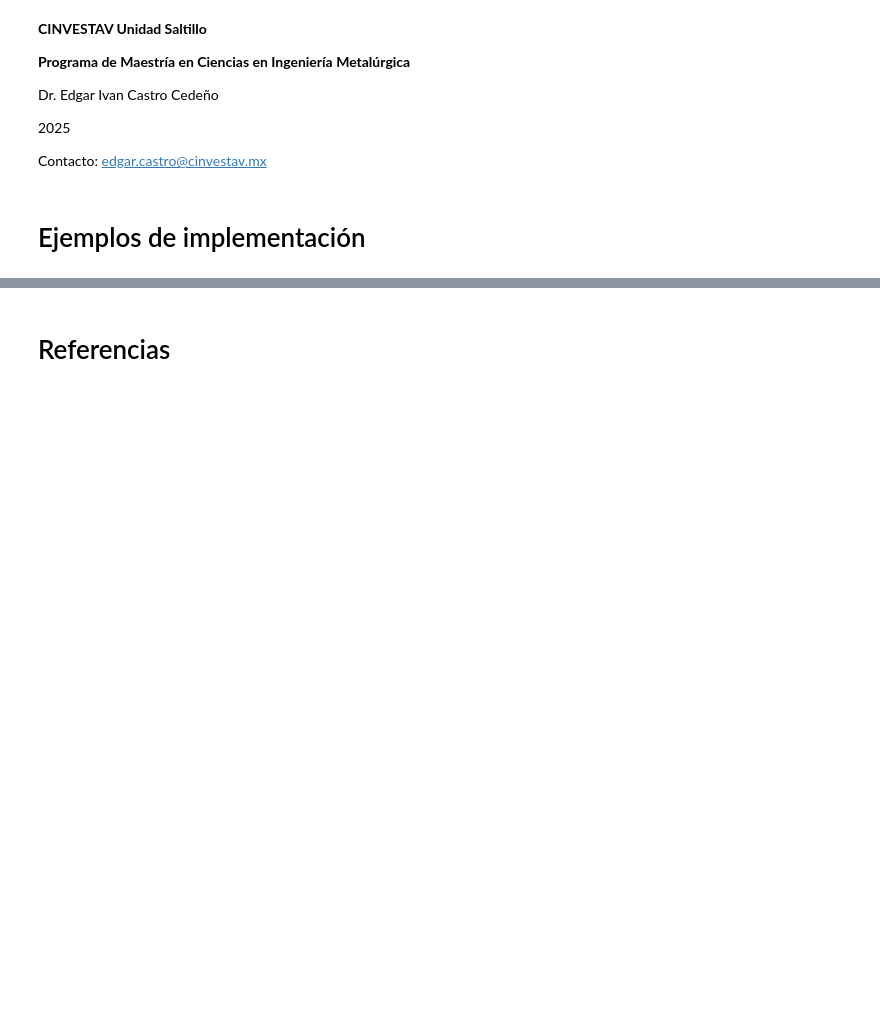
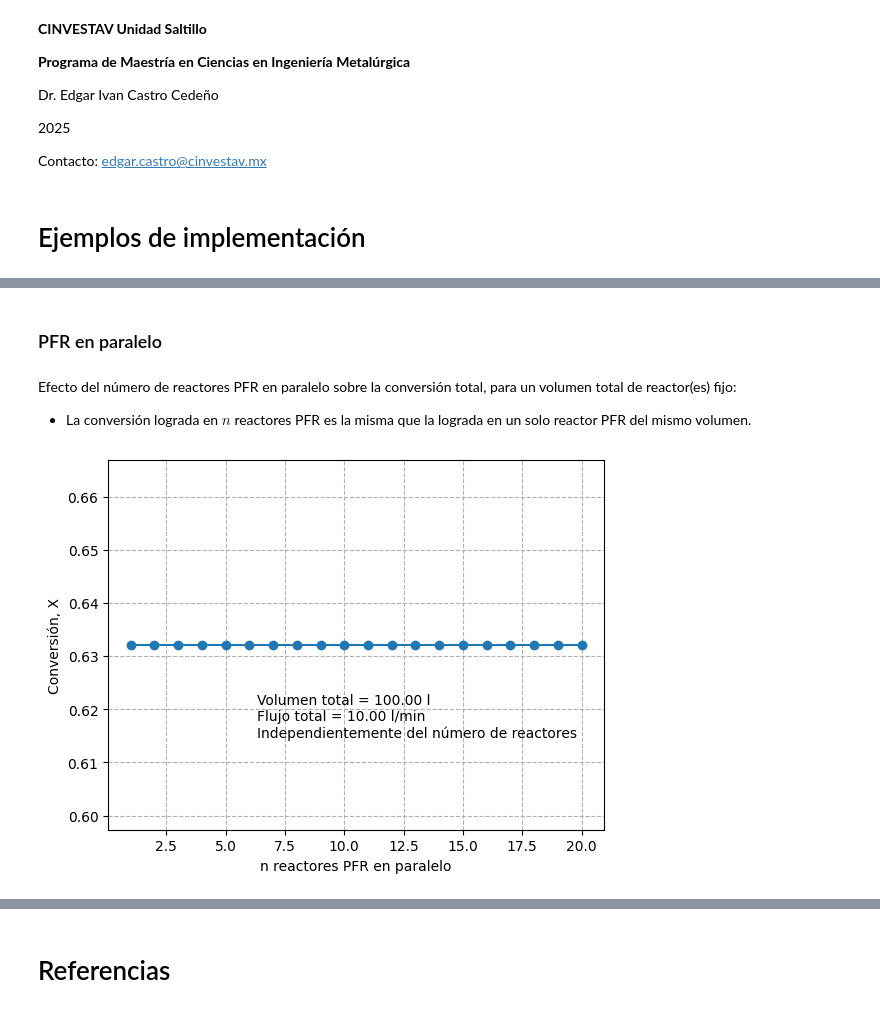
Before and after one commit to eicastroc/Kin_Cinvestav_IngMetalurgica, a Jupyter notebook: 03_Reactores/03a_reactores_Serie_Paralelo.ipynb, the cells around one changed output, grey strips where cells are left out. Cells and saved outputs as stored; diff of their text form; code cells hidden in the pictures; blank space fills up the shorter version.

```diff
--- a/03_Reactores/03a_reactores_Serie_Paralelo.ipynb
+++ b/03_Reactores/03a_reactores_Serie_Paralelo.ipynb
@@ -125,0 +171,34 @@ Overall conversion in PFR: 0.8647
+# %% [markdown]
+### PFR en paralelo
+# %% [markdown]
+Efecto del número de reactores PFR en paralelo sobre la conversión total, para un volumen total de reactor(es) fijo:
+
+- La conversión lograda en $n$ reactores PFR es la misma que la lograda en un solo reactor PFR del mismo volumen.
+# %%
+# Parameters
+num_reactors = 20
+
+pfr_ind, pfr_X = pfr.pfrInParallelX(
+    num_reactors,
+    k,
+    C_in,
+    Q,
+    V_total,
+    order
+)
+
+
+fig, ax = plt.subplots()
+ax.plot(pfr_ind, pfr_X, marker='o')
+ax.set(
+    xlabel="n reactores PFR en paralelo",
+    ylabel="Conversión, X",
+)
+n1 = f"Volumen total = {V_total:.2f} l \n"
+n2 = f"Flujo total = {Q:.2f} l/min \n"
+n3 = "Independientemente del número de reactores"
+ax.annotate("".join([n1, n2, n3]), xy=(0.3, 0.25), xycoords='axes fraction')
+ax.grid(ls='--')
+plt.show()
+# %% [output]
+[figure, added]
```
Also changed, not shown: parts of 21 cells of this notebook, 4 other files.
